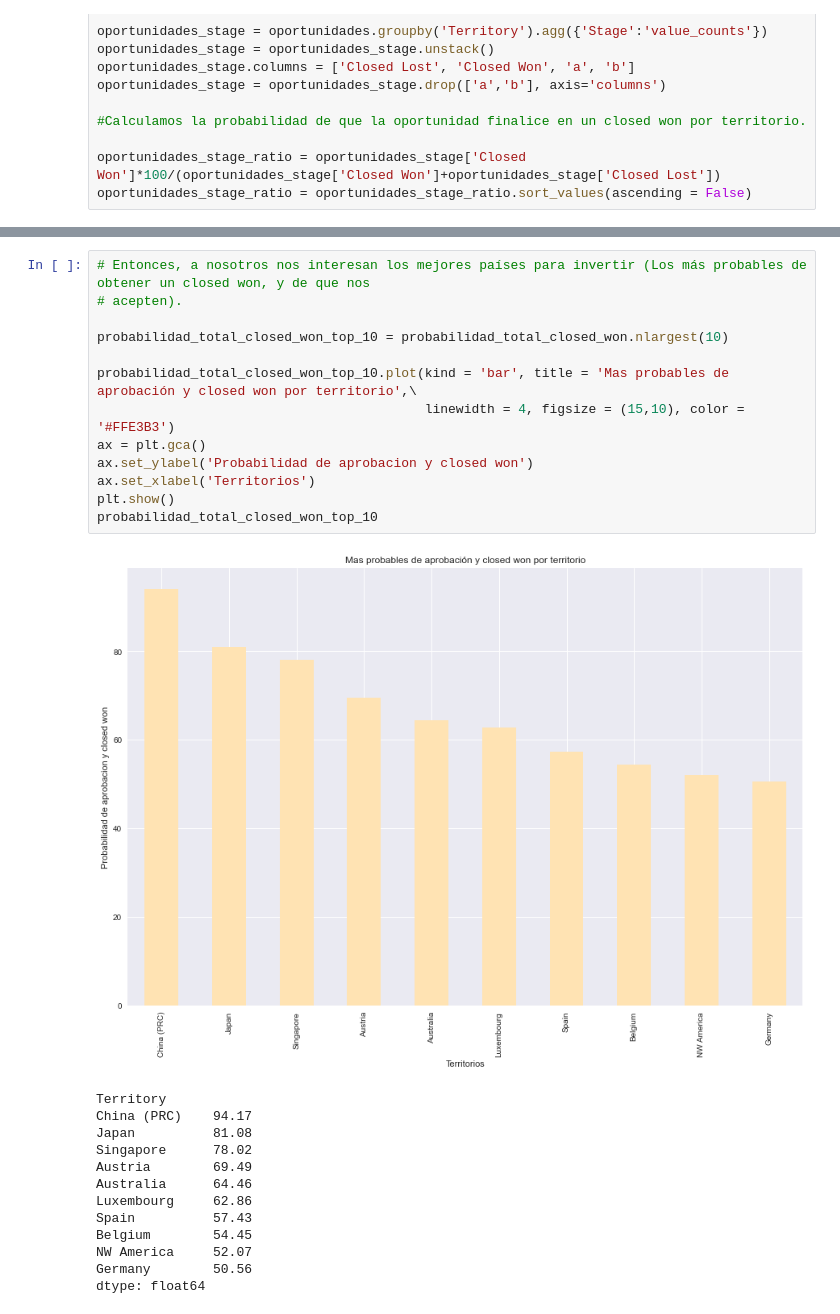
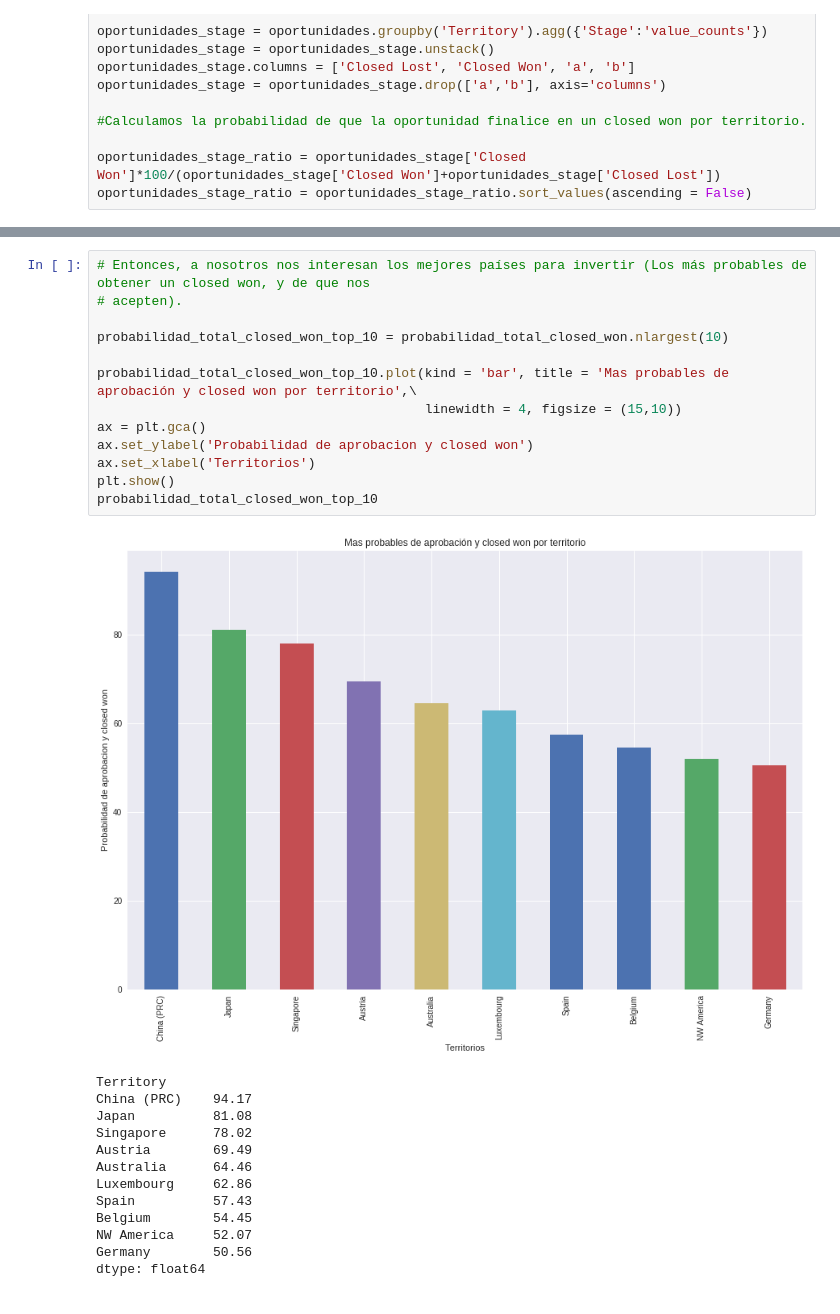
Before and after one commit to federicoburman/OrgaDatos, a Jupyter notebook: Tp1.ipynb, the cells around one changed output, grey strips where cells are left out. Saved outputs shown, nothing was run; the diff lists cells and outputs as text.

Commit message:
Fix de colores de graphs

```diff
--- a/Tp1.ipynb
+++ b/Tp1.ipynb
@@ -372,18 +387,18 @@ dtype: float64
 # %%
 # Entonces, a nosotros nos interesan los mejores países para invertir (Los más probables de obtener un closed won, y de que nos
 # acepten).
 
 probabilidad_total_closed_won_top_10 = probabilidad_total_closed_won.nlargest(10)
 
 probabilidad_total_closed_won_top_10.plot(kind = 'bar', title = 'Mas probables de aprobación y closed won por territorio',\
-                                          linewidth = 4, figsize = (15,10), color = '#FFE3B3')
+                                          linewidth = 4, figsize = (15,10))
 ax = plt.gca()
 ax.set_ylabel('Probabilidad de aprobacion y closed won')
 ax.set_xlabel('Territorios')
 plt.show()
 probabilidad_total_closed_won_top_10
 # %% [output]
-[figure, old version]
+[figure, new version]
 Territory
 China (PRC)    94.17
 Japan          81.08
```
Also changed, not shown: parts of 9 cells of this notebook.
